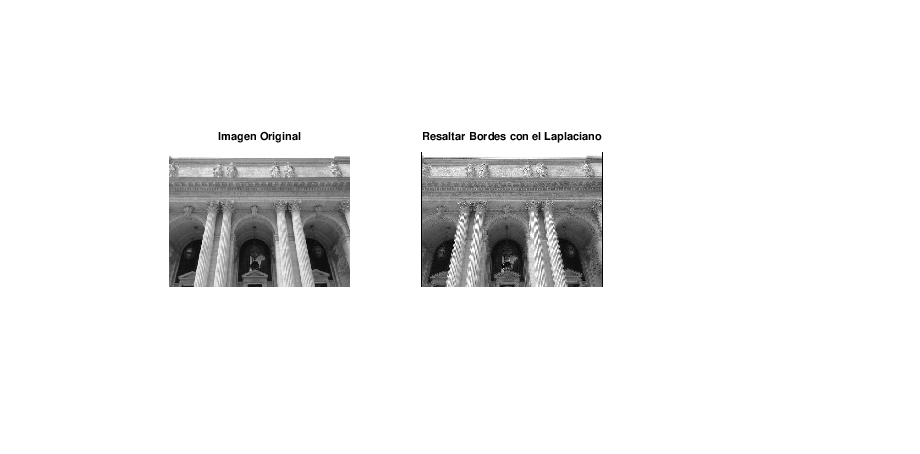
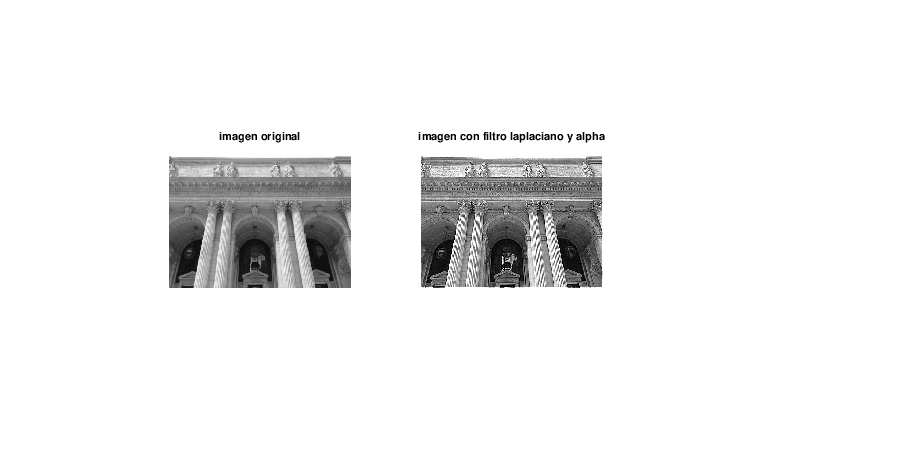
Before and after one commit to bakkim05/PAID_Electiva, a Jupyter notebook: 07.Filtros_en_el_dominio_espacial/Filtros_en_el_dominio_espacial.ipynb, the cells around one changed output. Saved outputs shown, nothing was run; the diff lists cells and outputs as text; code cells hidden in the pictures.

```diff
--- a/07.Filtros_en_el_dominio_espacial/Filtros_en_el_dominio_espacial.ipynb
+++ b/07.Filtros_en_el_dominio_espacial/Filtros_en_el_dominio_espacial.ipynb
@@ -208,25 +367,26 @@ title("Laplaciano")
 # %%
+clc; clear; close all
+
 pkg load image
 
-A = imread("images/Columnas.jpg");
+A = imread('images/Columnas.jpg');
 subplot(1,2,1)
 imshow(A)
-title("Imagen Original")
-
-%Calcular el Laplaciano
-
-B = [1 1 1;1 -8 1;1 1 1];
+title('imagen original')
 A = double(A);
 
-%Realizar la convolucion
-C = conv2(A,B,'same'); %Detectar los bordes de la imagen A
-alpha = 0.5;
-D = A+alpha*C; %Enfatizar los bordes de la imagen A
-D = uint8(D);
-
-%mostrar el laplaciano
+%B = [ 1  0  1;
+%      0 -4  0;
+%      1  0  1];
+B = [ 1  1  1;
+      1 -8  1;
+      1  1  1];
+C = conv2(A,B,'same');
+alpha = -0.5;
+D = A + alpha*C;
 subplot(1,2,2)
+D=uint8(D);
 imshow(D)
-title("Resaltar Bordes con el Laplaciano")
+title('imagen con filtro laplaciano y alpha')
 # %% [output]
-[figure, old version]
+[figure, new version]
```
Also changed, not shown: parts of 27 cells of this notebook.
